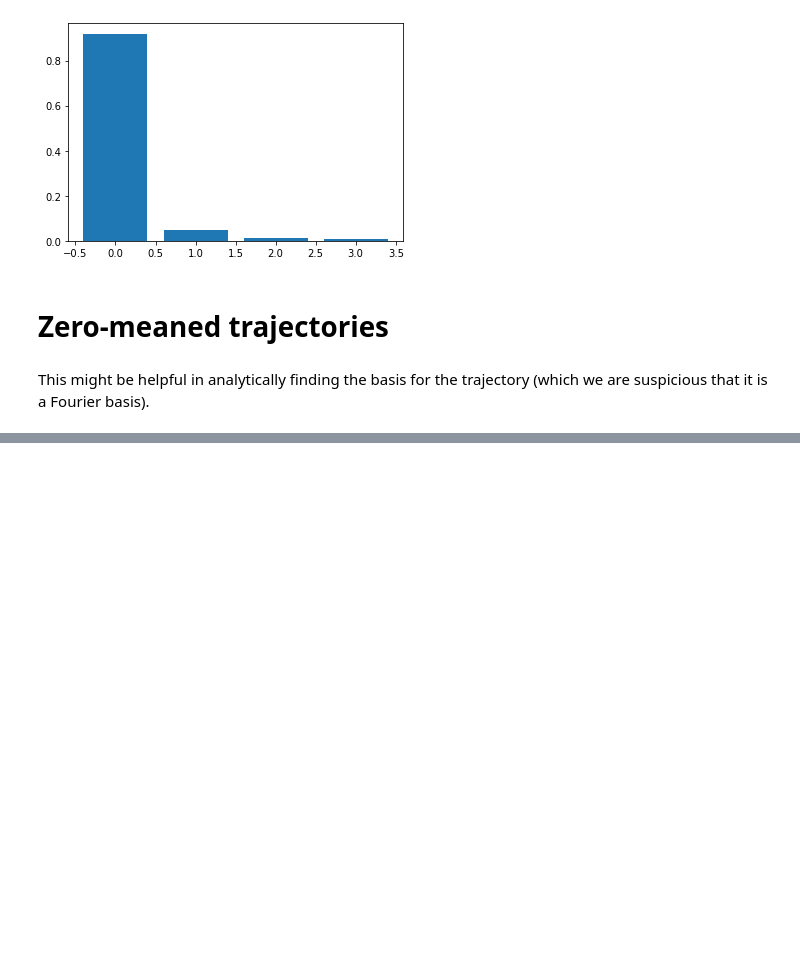
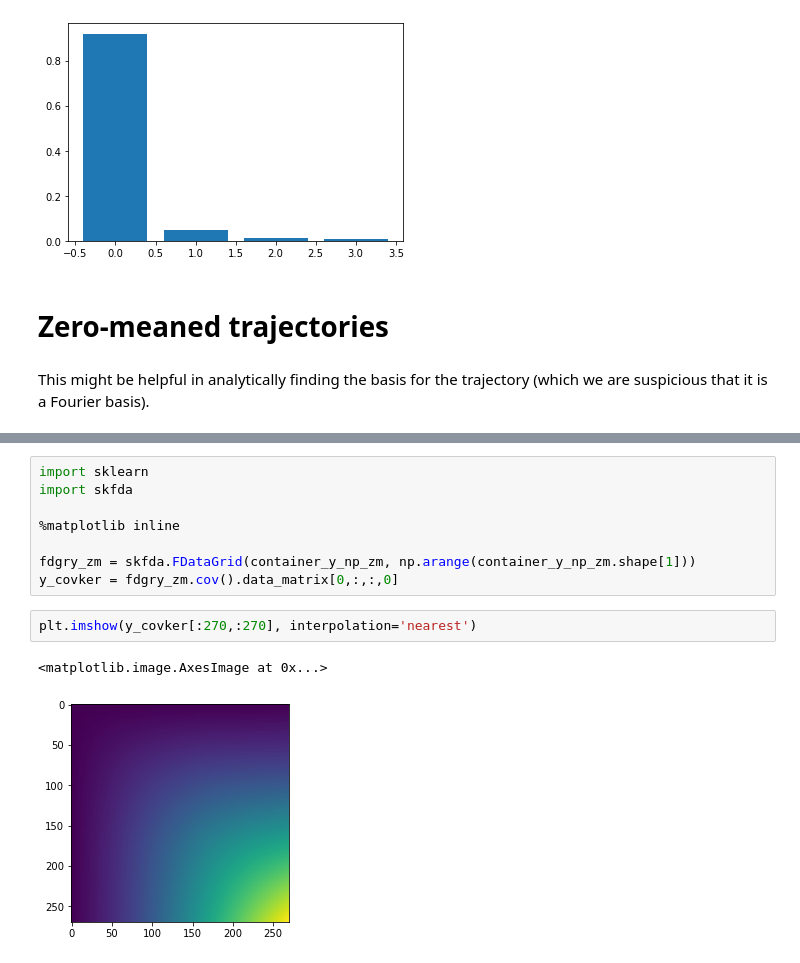
Before and after one commit to thinhhoang95/anomaly-detection-ngsim2, a Jupyter notebook: pwms_spherical/2_why_fpca_fourier.ipynb, the cells around one changed output, grey strips where cells are left out. Drawn from its saved outputs; the diff is of its cells as text; blank space fills up the shorter version.

```diff
--- a/pwms_spherical/2_why_fpca_fourier.ipynb
+++ b/pwms_spherical/2_why_fpca_fourier.ipynb
@@ -116,0 +126,13 @@ for i in np.random.choice(num_of_trajs, 20):
+# %%
+import sklearn
+import skfda
+
+%matplotlib inline
+
+fdgry_zm = skfda.FDataGrid(container_y_np_zm, np.arange(container_y_np_zm.shape[1]))
+y_covker = fdgry_zm.cov().data_matrix[0,:,:,0]
+# %%
+plt.imshow(y_covker[:270,:270], interpolation='nearest')
+# %% [output]
+<matplotlib.image.AxesImage at 0x...>
+[figure, added]
```
Also changed, not shown: parts of 9 cells of this notebook, 2 other files.
